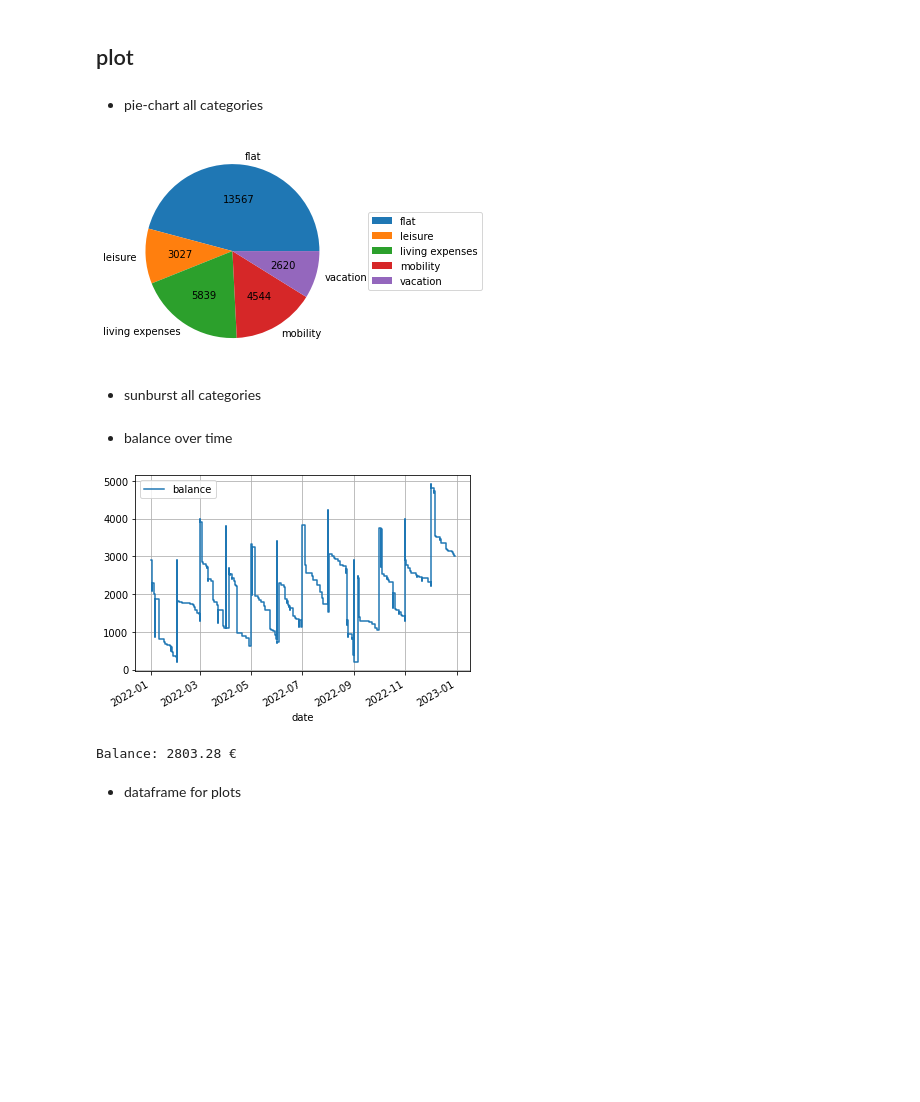
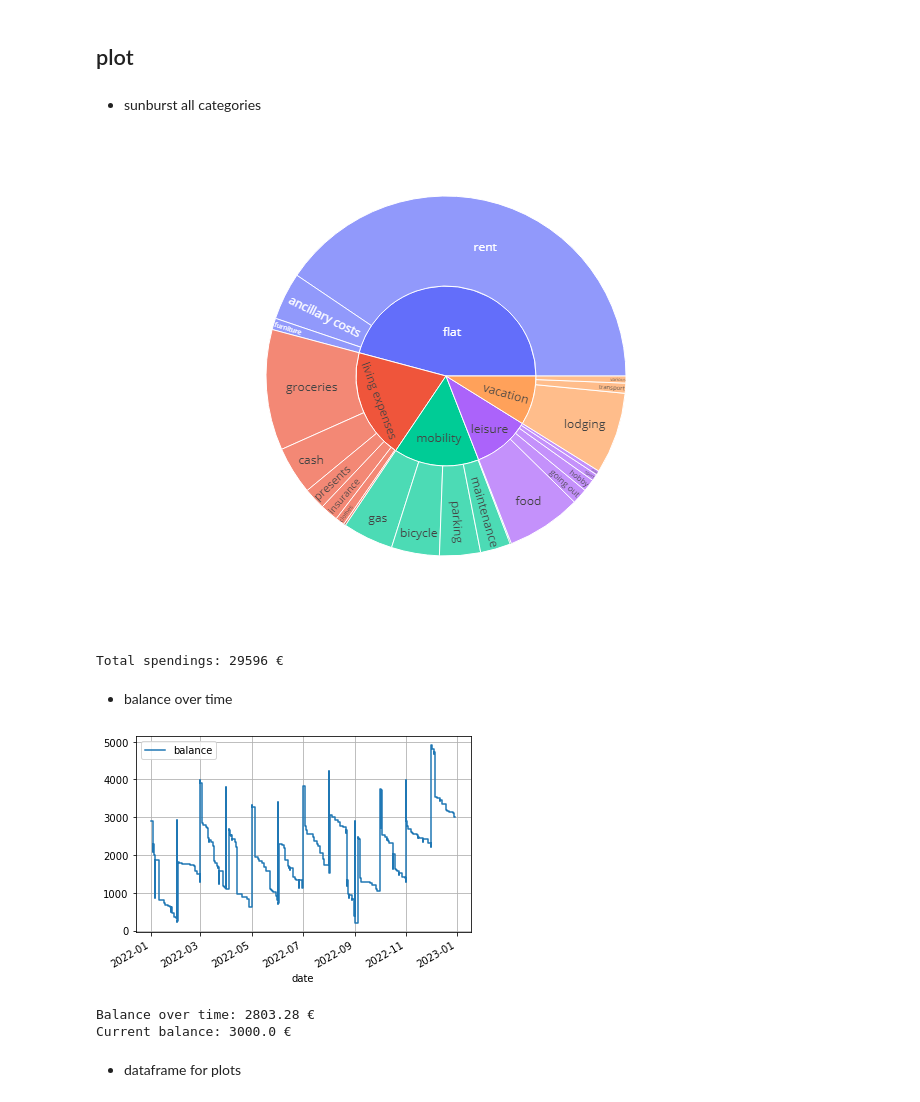
Before and after one commit to gerritnowald/budget_book, a Jupyter notebook: analysis.ipynb, the cells around one changed output. Cells and saved outputs as stored; diff of their text form; code cells hidden in the pictures; blank space fills up the shorter version.

Commit message:
sunburst, readme

```diff
--- a/analysis.ipynb
+++ b/analysis.ipynb
@@ -96,26 +96,22 @@ SUM                 234        0      234      234      234
 # sum_cat_month.to_excel(result_name + '.xlsx')
 # %% [markdown]
 ## plot
-# %% [markdown]
-- pie-chart all categories
-# %%
-df_plot_pie = sum_cat_month[clm['sum']].drop(clm['sum']).pipe(lambda x: x[x<0]).abs().rename('')
-
-df_plot_pie.plot.pie(autopct = lambda p: '{:.0f}'.format(p * df_plot_pie.sum() / 100) )
-plt.legend(loc='center left', bbox_to_anchor=(1.1, 0.5))
-plt.grid()
-plt.show()
-# %% [output]
-[figure, removed]
 # %% [markdown]
 - sunburst all categories
 # %%
 df_sunburst = transactions.groupby([clm['cat_fine'] , clm['category']], as_index=False)
 df_sunburst = df_sunburst.agg({clm['amount']: 'sum', clm['category']: 'first'})
 df_sunburst = df_sunburst[ df_sunburst[clm['amount']] < 0]
 df_sunburst[clm['amount']] = df_sunburst[clm['amount']].abs()
 
-px.sunburst(df_sunburst, path=[clm['category'], clm['cat_fine']], values=clm['amount'] ).show()
+fig = px.sunburst(df_sunburst, path=[clm['category'], clm['cat_fine']], values=clm['amount'])
+# fig.show()
+fig.show('png')
+
+print(f"Total spendings: { int(df_sunburst[clm['amount']].sum()) } €")
+# %% [output]
+[figure, added]
+Total spendings: 29596 €
 # %% [markdown]
 - balance over time
 # %%
@@ -126,10 +122,13 @@ plt.show()
 balance = ( transactions.iloc[-1][clm['amount' ]]
           + transactions.iloc[ 0][clm['balance']]
           - transactions.iloc[-1][clm['balance']] )
-print(f"Balance: { round( balance , 2) } €")
+print(f"Balance over time: { round( balance , 2) } €")
+
+print(f"Current balance: { transactions.iloc[0][clm['balance']] } €")
 # %% [output]
-[figure, old version]
+[figure, new version]
-Balance: 2803.28 €
+Balance over time: 2803.28 €
+Current balance: 3000.0 €
 # %% [markdown]
 - dataframe for plots
 # %%
```
Also changed, not shown: parts of 2 cells of this notebook, 1 other file.
